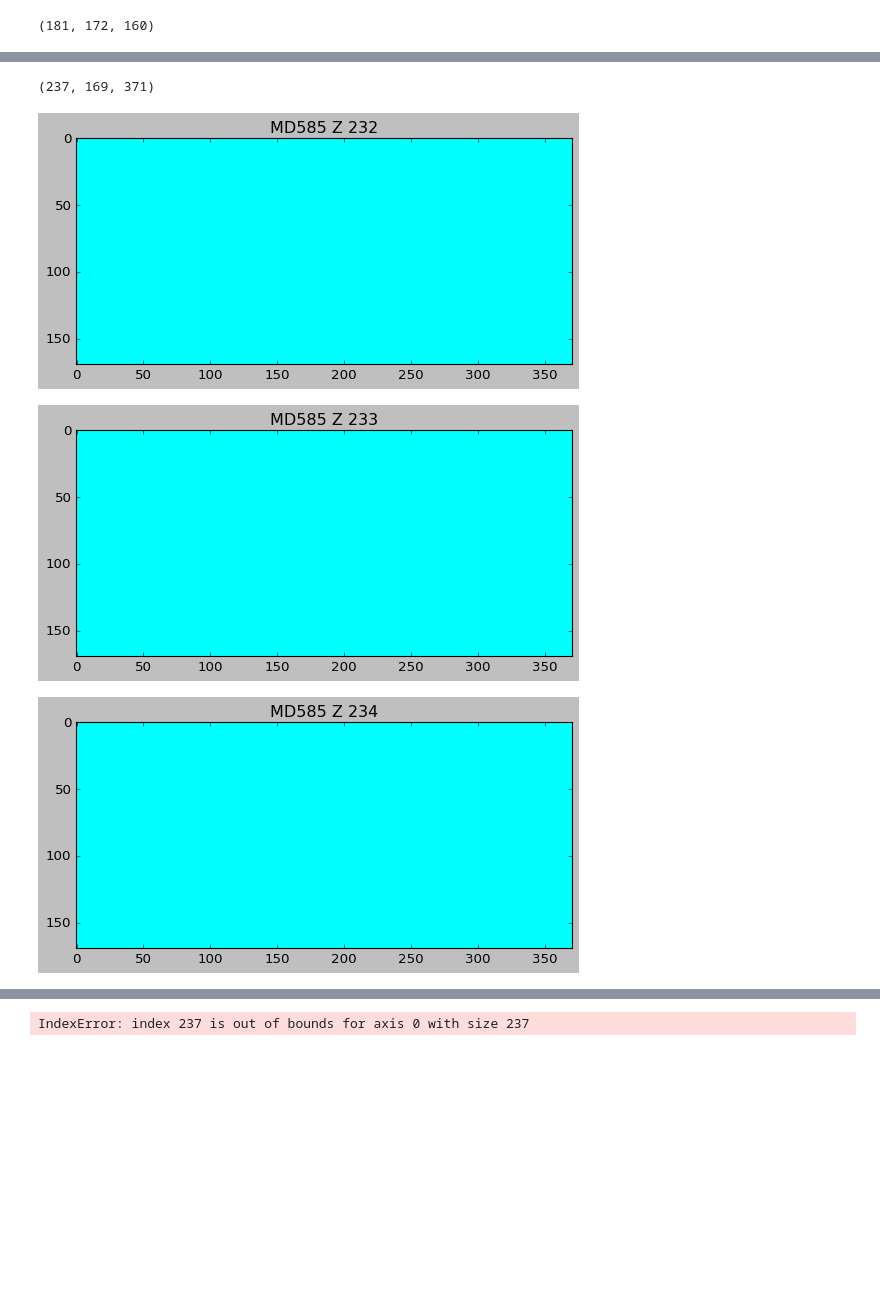
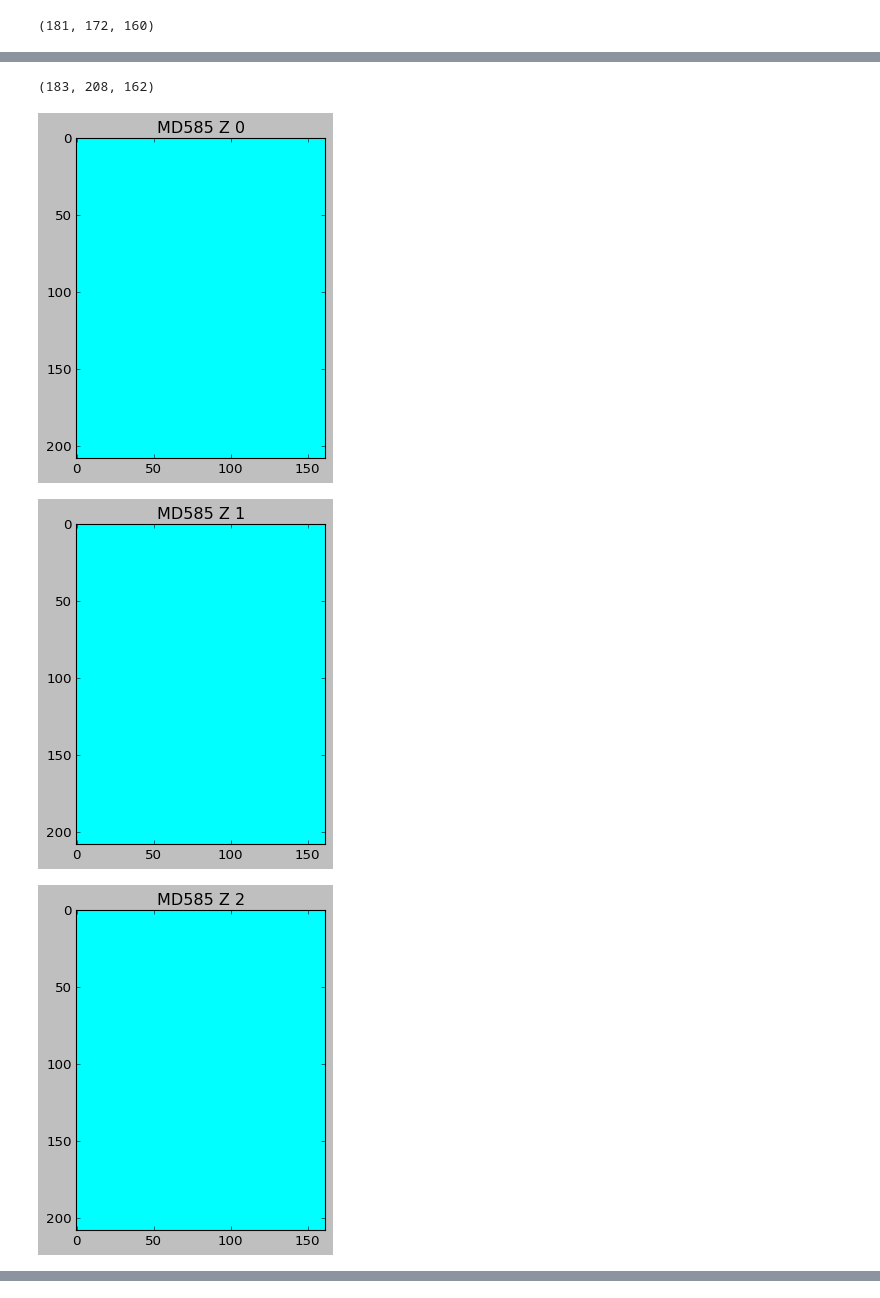
Before and after one commit to ActiveBrainAtlas2/preprocessing-pipeline, a Jupyter notebook: notebooks/draw_aligned_points_on_image.ipynb, the cells around one changed output, grey strips where cells are left out. Saved outputs shown, nothing was run; the diff lists cells and outputs as text; code cells hidden in the pictures; blank space fills up the shorter version.

```diff
--- a/notebooks/draw_aligned_points_on_image.ipynb
+++ b/notebooks/draw_aligned_points_on_image.ipynb
@@ -193,28 +185,28 @@ Text(0.5, 1.0, ' uint8')
 # %%
 scmd585path = '/net/birdstore/Active_Atlas_Data/data_root/atlas_data/atlasV8/MD585/structure/SC.npy'
 sc8atlaspath = '/net/birdstore/Active_Atlas_Data/data_root/atlas_data/atlasV8/structure/SC.npy'
 scmd585 = np.load(scmd585path)
 sc8atlas = np.load(sc8atlaspath)
 arr = sc8atlas.copy()
-arr[arr < 0.8] = 0
-arr[arr > 0] = 200
-arr = arr.astype(np.uint8)
+#arr[arr < 0.9] = 0
+#arr[arr > 0] = 200
+#arr = arr.astype(np.uint8)
 #arr = scmd585
 #arr = np.swapaxes(arr, 0, 1)
 #arr = np.rot90(arr, axes=(0, 1))
 #arr = np.flip(arr, axis=0)
 
 print(arr.shape)
-start = arr.shape[0] - 5
+start = 0
 end = start + 10
 plt.style.use('classic')
 plt.rcParams["figure.figsize"] = (8,5)
 for i in range(start, end):
     plt.title('{} Z {}'.format(animal, i))
     plt.imshow(arr[i,:,:], cmap="cool")
     plt.show()
 # %% [output]
-(237, 169, 371)
+(183, 208, 162)
-[figure, old version]
+[figure, new version]
-[figure, old version]
+[figure, new version]
-[figure, old version]
+[figure, new version]
@@ -223 +214,0 @@ for i in range(start, end):
-IndexError: index 237 is out of bounds for axis 0 with size 237
```
Also changed, not shown: parts of 5 cells of this notebook, 1 other file.
